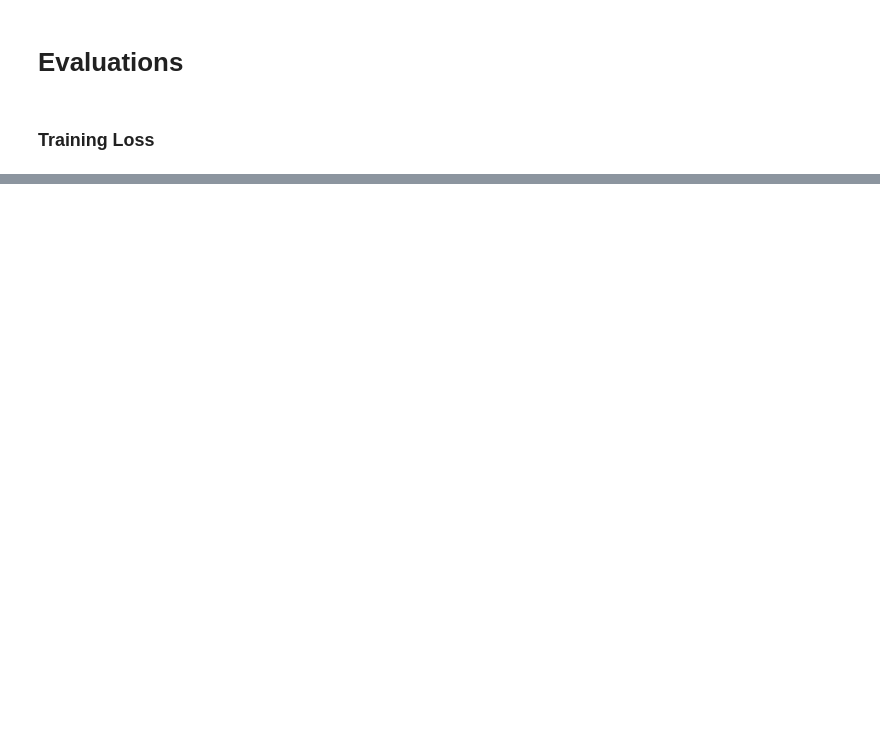
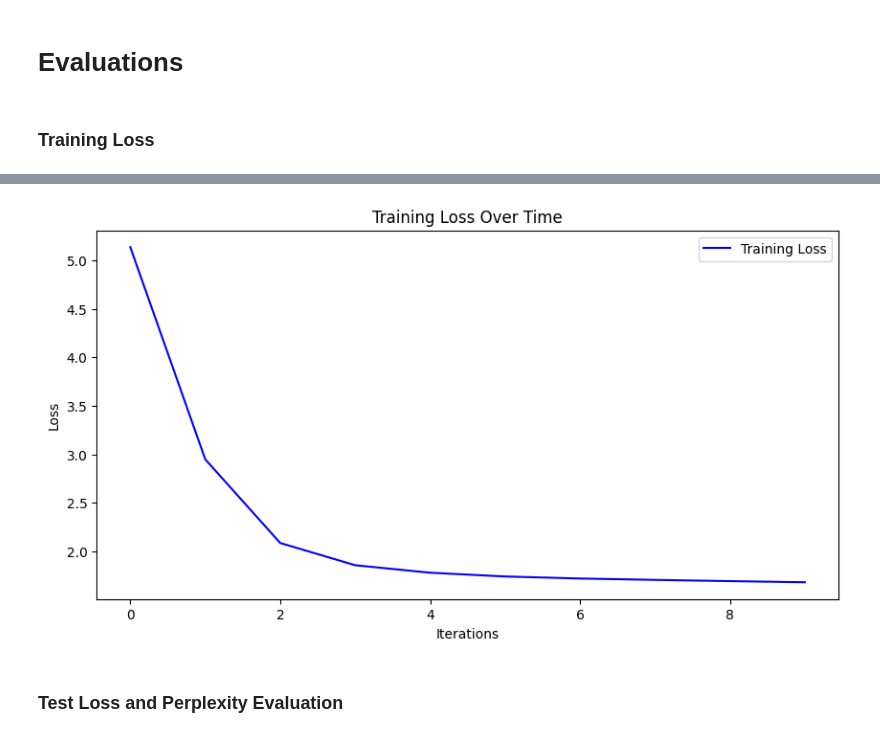
Before and after one commit to zakariaabboud/MiniGPT, a Jupyter notebook: finetune_opt.ipynb, the cells around one changed output, grey strips where cells are left out. Saved outputs shown, nothing was run; the diff lists cells and outputs as text; code cells hidden in the pictures; blank space fills up the shorter version.

```diff
--- a/finetune_opt.ipynb
+++ b/finetune_opt.ipynb
@@ -70,9 +108,9 @@ print(f"Train size: {len(train_data)}, Validation size: {len(val_data)}, Test si
 # %%
 tokenizer = BPETokenizer()
 
-train_dataset = StoryDataset(train_data.select(range(5001)), tokenizer=tokenizer, block_size=256)
-test_dataset = StoryDataset(test_data.select(range(5001)), tokenizer=tokenizer, block_size=256)
-val_dataset = StoryDataset(val_data.select(range(5001)), tokenizer=tokenizer, block_size=256)
+train_dataset = StoryDataset(train_data.select(range(10001)), tokenizer=tokenizer, block_size=256)
+test_dataset = StoryDataset(test_data.select(range(10001)), tokenizer=tokenizer, block_size=256)
+val_dataset = StoryDataset(val_data.select(range(10001)), tokenizer=tokenizer, block_size=256)
 # %%
 model_type = 'gpt2'
 device = 'cuda'
@@ -122,9 +201,9 @@ from mingpt.trainer import Trainer
 train_config = Trainer.get_default_config()
 train_config.learning_rate = 5e-5
 train_config.batch_size = 24
-train_config.max_iters = 500
+train_config.max_iters = 10
 train_config.num_workers = 0
-train_config.eval_interval = 100
+train_config.eval_interval = 1
 train_config.log_iter = 100
 def collate_fn(batch):
     x_batch, y_batch = zip(*batch)
@@ -168,3 +279,9 @@ plot_loss(range(500), losses)
+# %%
+plot_loss(range(10), trainer.val_losses)
+# %% [output]
+[figure, added]
+# %% [markdown]
+### Test Loss and Perplexity Evaluation
 # %%
 import torch
 from torch.utils.data import DataLoader
```
Also changed, not shown: parts of 15 cells of this notebook, 1 other file.
